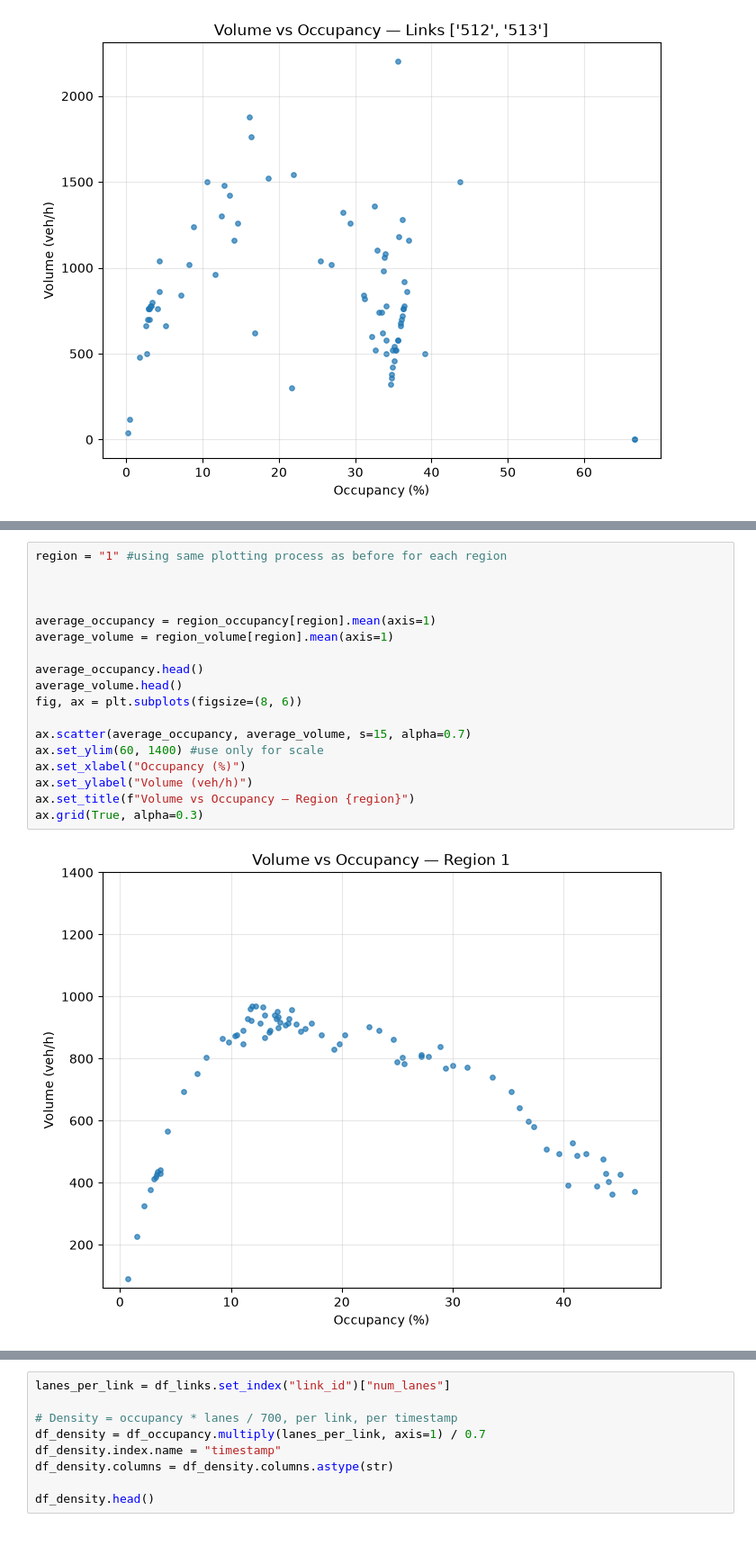
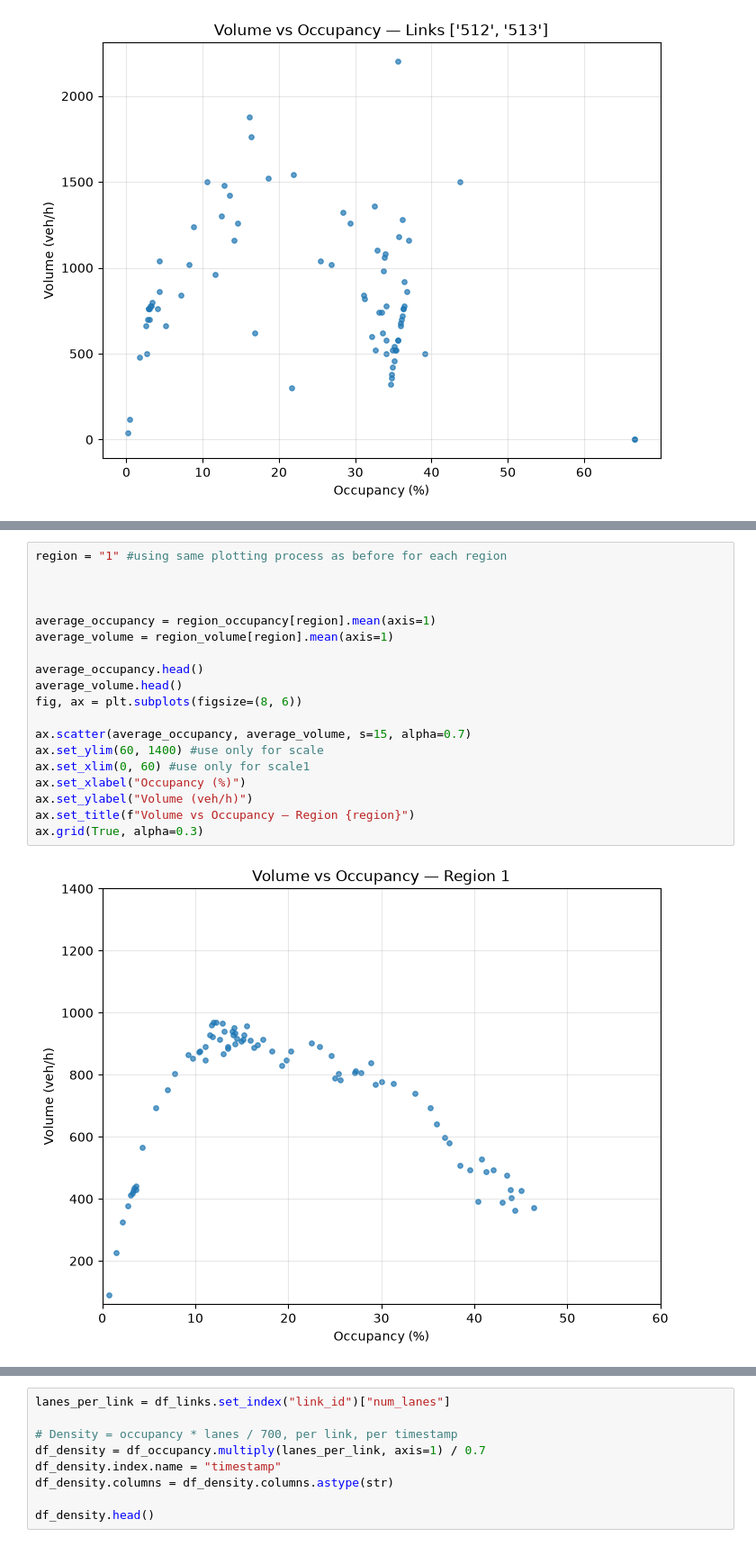
Before and after one commit to margauxfstn/Lab-1-Traffic, a Jupyter notebook: lab1Lorenzo.ipynb, the cells around one changed output, grey strips where cells are left out. Shown at 90% size. Drawn from its saved outputs; the diff is of its cells as text.

```diff
--- a/lab1Lorenzo.ipynb
+++ b/lab1Lorenzo.ipynb
@@ -149,20 +154,21 @@ df_occupancy.head()
 # %%
 region = "1" #using same plotting process as before for each region
 
 
 
 average_occupancy = region_occupancy[region].mean(axis=1)
 average_volume = region_volume[region].mean(axis=1)
 
 average_occupancy.head()
 average_volume.head()
 fig, ax = plt.subplots(figsize=(8, 6))
 
 ax.scatter(average_occupancy, average_volume, s=15, alpha=0.7)
 ax.set_ylim(60, 1400) #use only for scale
+ax.set_xlim(0, 60) #use only for scale1
 ax.set_xlabel("Occupancy (%)")
 ax.set_ylabel("Volume (veh/h)")
 ax.set_title(f"Volume vs Occupancy — Region {region}")
 ax.grid(True, alpha=0.3)
 # %% [output]
-[figure, old version]
+[figure, new version]
```
Also changed, not shown: parts of 14 cells of this notebook.
